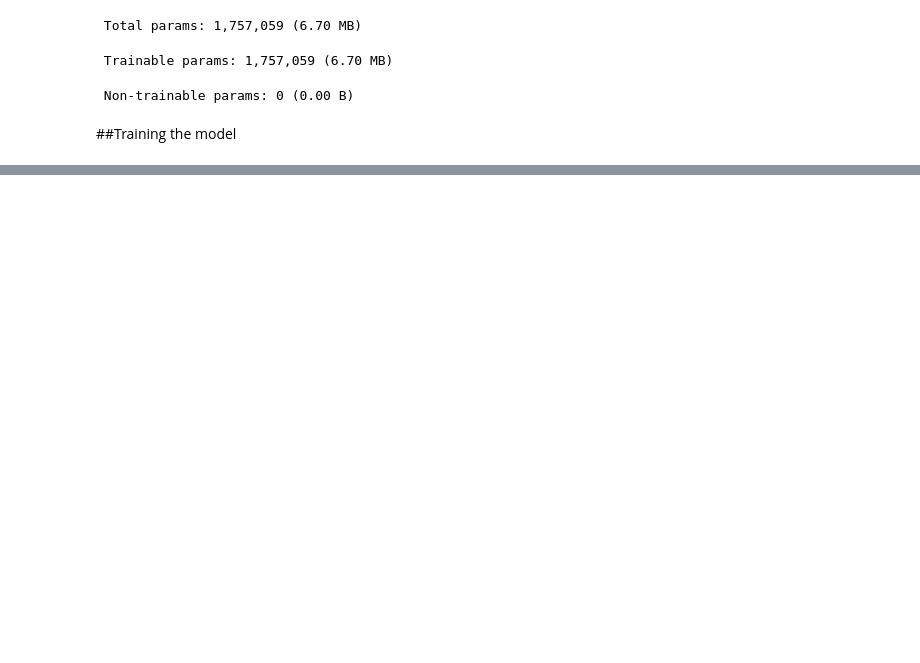
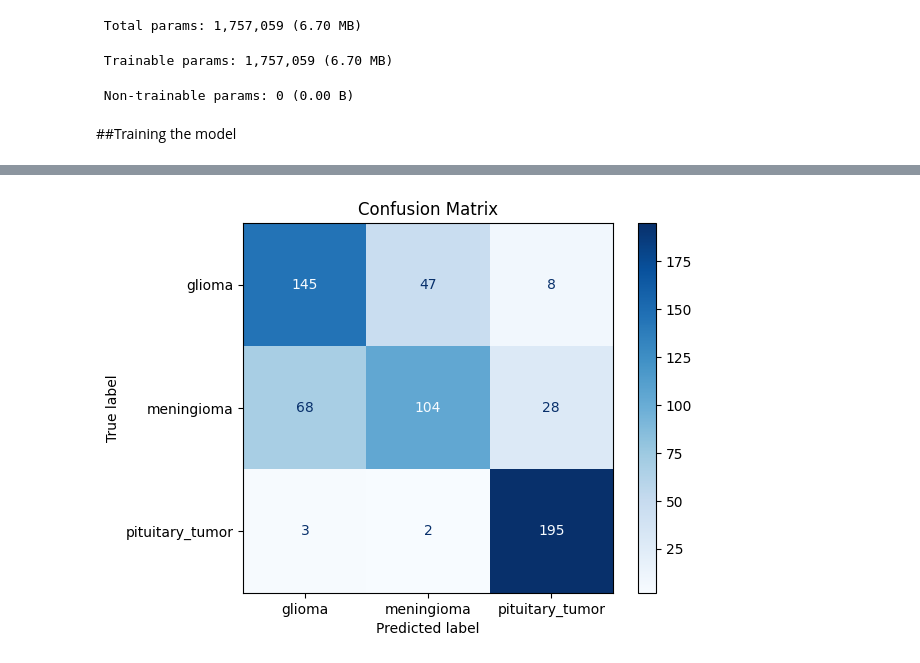
Before and after one commit to DanialFathpour/brain-tumor-classification-7simple-models, a Jupyter notebook: model_training_SGD_optimizer.ipynb, the cells around one changed output, grey strips where cells are left out. Cells and saved outputs as stored; diff of their text form; code cells hidden in the pictures; blank space fills up the shorter version.

```diff
--- a/model_training_SGD_optimizer.ipynb
+++ b/model_training_SGD_optimizer.ipynb
@@ -432,0 +436,18 @@ Epoch 10: val_loss did not improve from 0.48655
+# %%
+import numpy as np
+from sklearn.metrics import confusion_matrix , ConfusionMatrixDisplay
+
+predictions = model1.predict(test_generator)
+predicted_classes = np.argmax(predictions, axis=1)
+
+true_classes = test_generator.classes
+class_labels = list(test_generator.class_indices.keys())
+
+cm = confusion_matrix(true_classes , predicted_classes)
+
+#plot---
+disp = ConfusionMatrixDisplay(confusion_matrix = cm , display_labels = class_labels)
+disp.plot(cmap = plt.cm.Blues)
+plt.title("Confusion Matrix")
+plt.show()
+# %% [output]
@@ -433 +455,2 @@ Epoch 10: val_loss did not improve from 0.48655
+[figure, added]
 # %%
```
Also changed, not shown: parts of 42 cells of this notebook.
